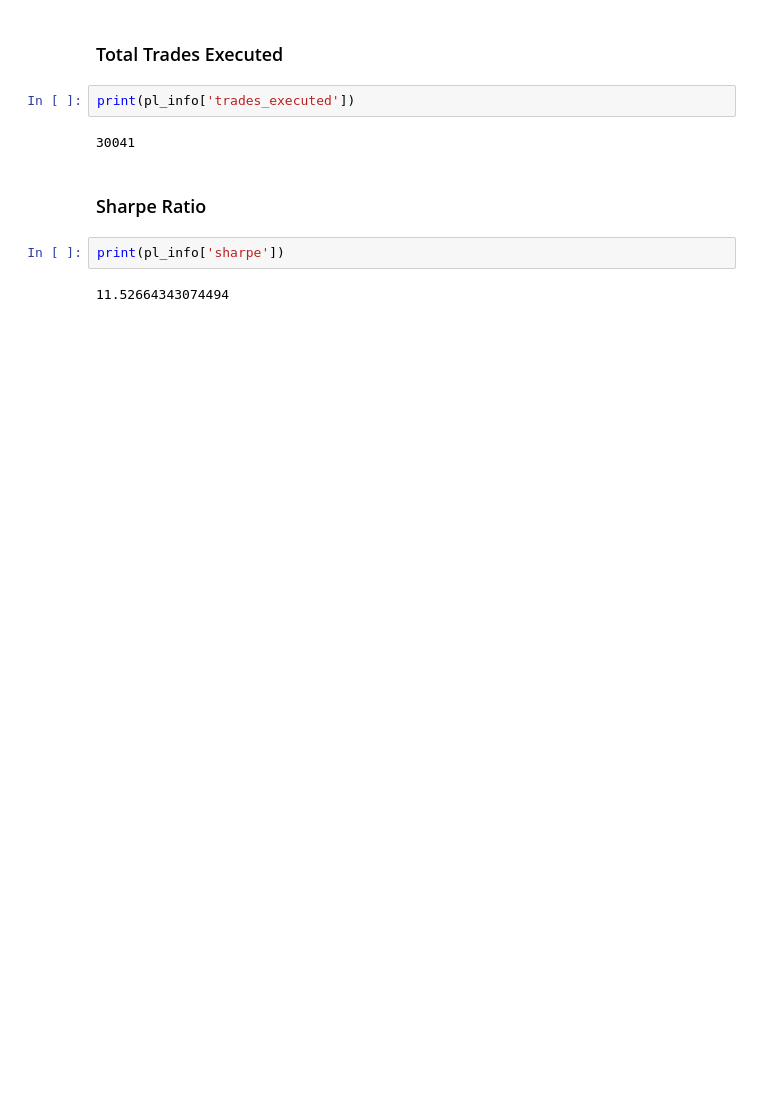
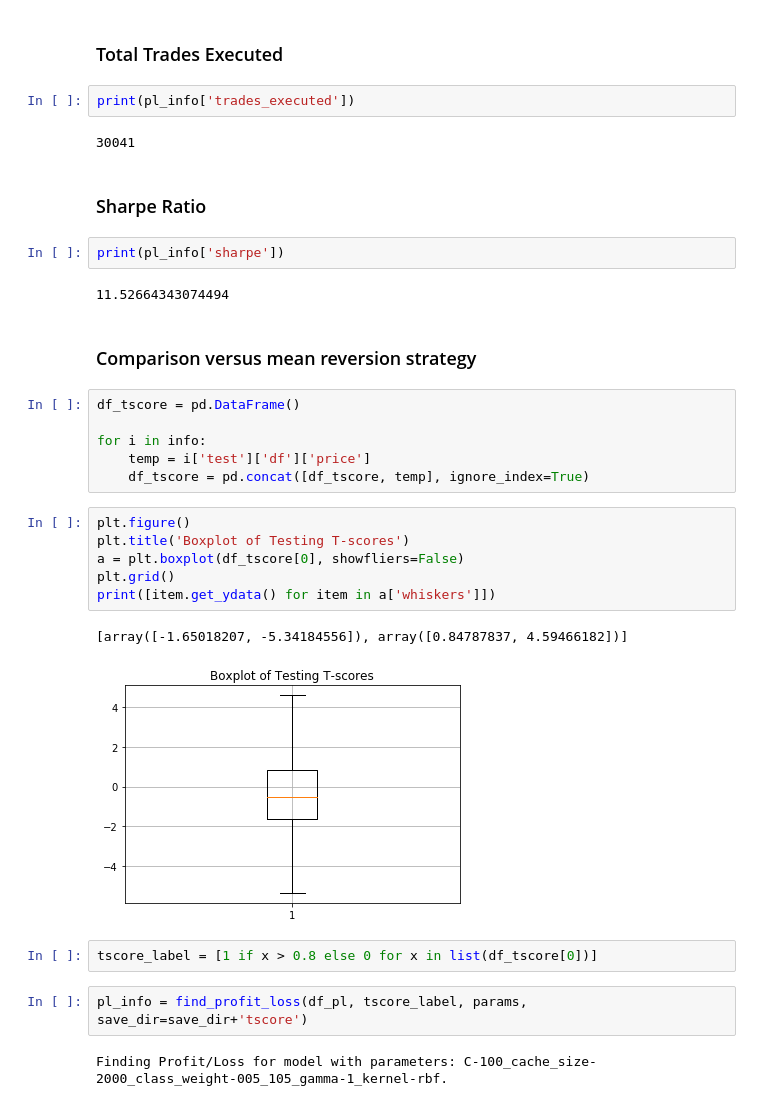
Before and after one commit to botbuildtra/HighFrequencyTradingSVMs, a Jupyter notebook: notebooks/Backtesting.ipynb, the cells around one changed output. Cells and saved outputs as stored; diff of their text form; blank space fills up the shorter version.

Commit message:
added mean-reversion backtesting

```diff
--- a/notebooks/Backtesting.ipynb
+++ b/notebooks/Backtesting.ipynb
@@ -360,3 +360,26 @@ print(pl_info['trades_executed'])
 print(pl_info['sharpe'])
 # %% [output]
 11.52664343074494
+# %% [markdown]
+### Comparison versus mean reversion strategy
+# %%
+df_tscore = pd.DataFrame()
+
+for i in info:
+    temp = i['test']['df']['price']
+    df_tscore = pd.concat([df_tscore, temp], ignore_index=True)
+# %%
+plt.figure()
+plt.title('Boxplot of Testing T-scores')
+a = plt.boxplot(df_tscore[0], showfliers=False)
+plt.grid()
+print([item.get_ydata() for item in a['whiskers']])
+# %% [output]
+[array([-1.65018207, -5.34184556]), array([0.84787837, 4.59466182])]
+[figure, added]
+# %%
+tscore_label = [1 if x > 0.8 else 0 for x in list(df_tscore[0])]
+# %%
+pl_info = find_profit_loss(df_pl, tscore_label, params, save_dir=save_dir+'tscore')
+# %% [output]
+Finding Profit/Loss for model with parameters: C-100_cache_size-2000_class_weight-005_105_gamma-1_kernel-rbf.
```
Also changed, not shown: 4 other files.
